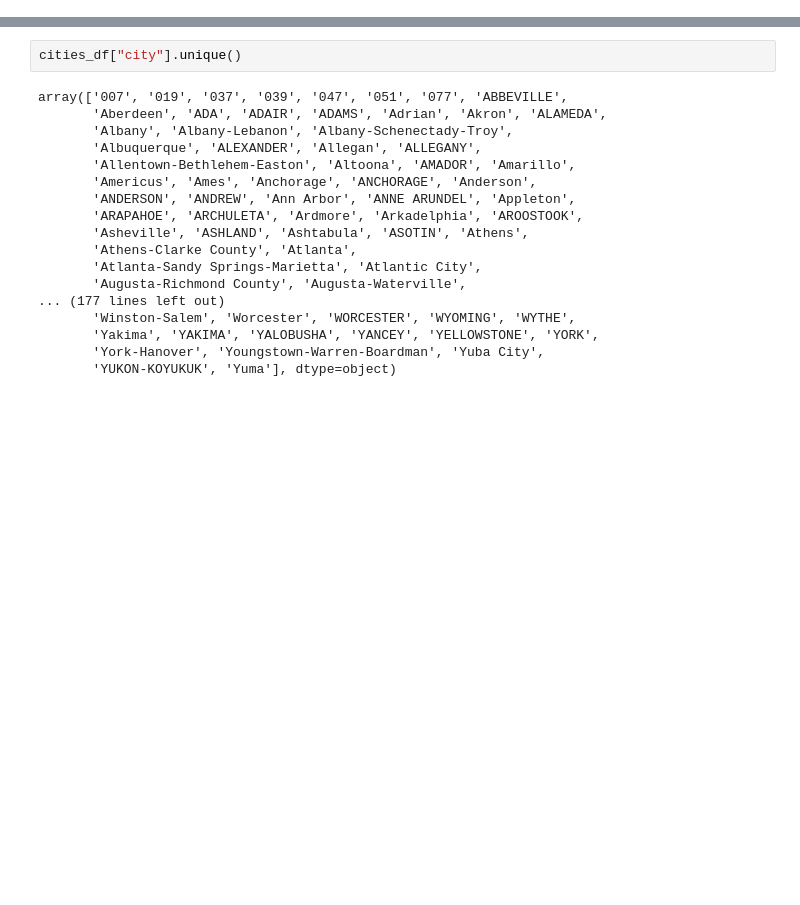
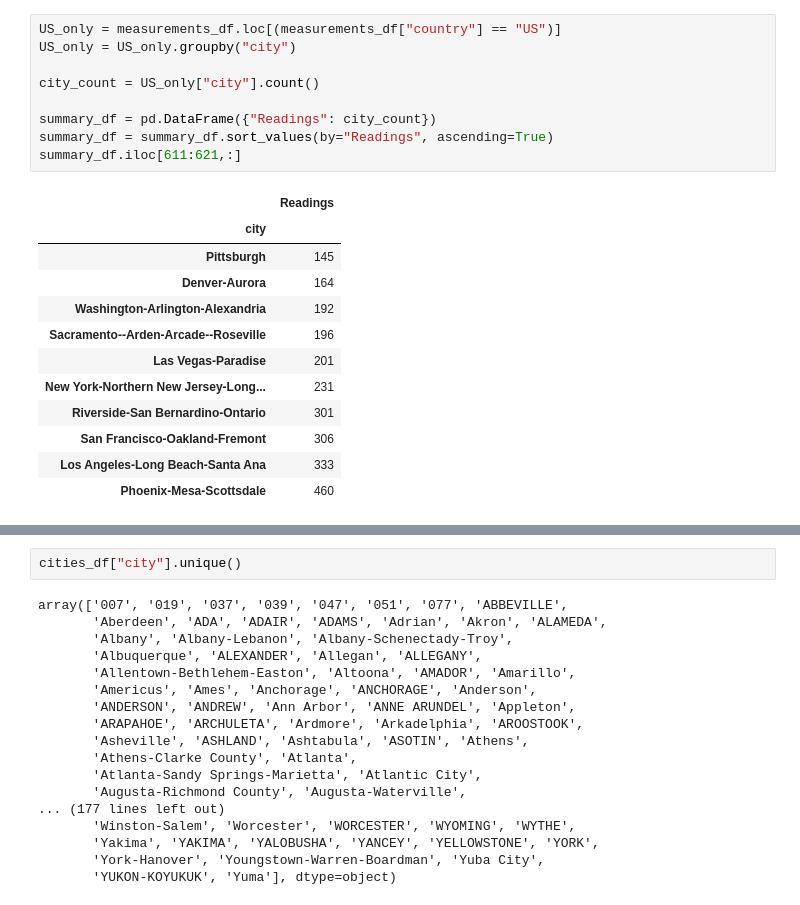
Before and after one commit to khartmann5/Project_01, a Jupyter notebook: api-capture.ipynb, the cells around one changed output, grey strips where cells are left out. Saved outputs shown, nothing was run; the diff lists cells and outputs as text; blank space fills up the shorter version.

```diff
--- a/api-capture.ipynb
+++ b/api-capture.ipynb
@@ -10,0 +31,22 @@ from matplotlib import pyplot as plt
+# %%
+US_only = measurements_df.loc[(measurements_df["country"] == "US")]
+US_only = US_only.groupby("city")
+
+city_count = US_only["city"].count()
+
+summary_df = pd.DataFrame({"Readings": city_count})
+summary_df = summary_df.sort_values(by="Readings", ascending=True)
+summary_df.iloc[611:621,:]
+# %% [output]
+|  | Readings |
+| city |  |
+| Pittsburgh | 145 |
+| Denver-Aurora | 164 |
+| Washington-Arlington-Alexandria | 192 |
+| Sacramento--Arden-Arcade--Roseville | 196 |
+| Las Vegas-Paradise | 201 |
+| New York-Northern New Jersey-Long... | 231 |
+| Riverside-San Bernardino-Ontario | 301 |
+| San Francisco-Oakland-Fremont | 306 |
+| Los Angeles-Long Beach-Santa Ana | 333 |
+| Phoenix-Mesa-Scottsdale | 460 |
```
Also changed, not shown: parts of 5 cells of this notebook.
